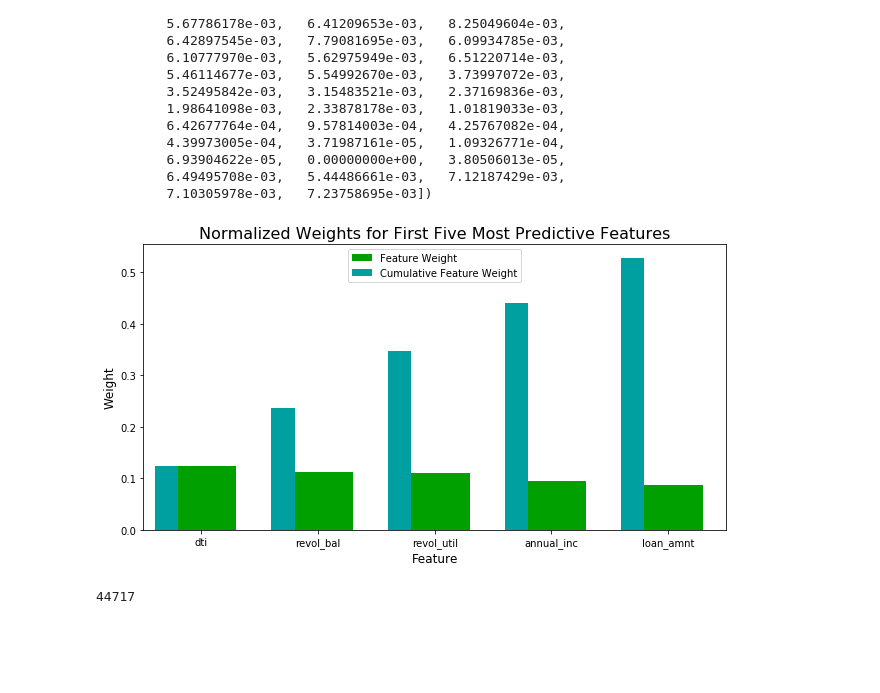
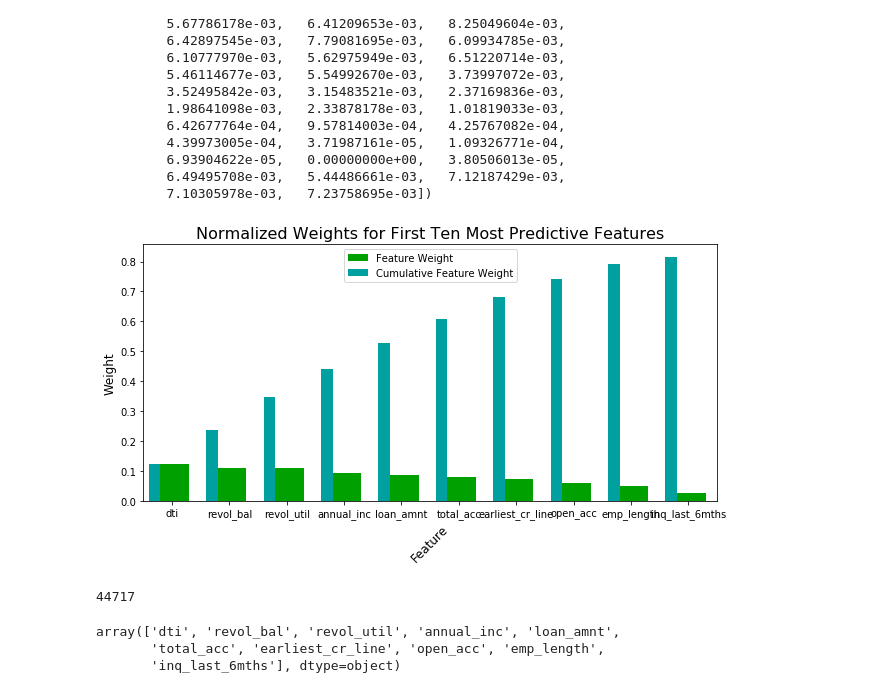
Before and after one commit to mccormd1/LCandR, a Jupyter notebook: LC_python/LC_MLtrain.ipynb, the cells around one changed output. Drawn from its saved outputs; the diff is of its cells as text; code cells hidden in the pictures; blank space fills up the shorter version.

Commit message:
edited visuals to display 10 most important features

```diff
--- a/LC_python/LC_MLtrain.ipynb
+++ b/LC_python/LC_MLtrain.ipynb
@@ -744,11 +744,24 @@ array([  8.66396182e-02,   4.99708784e-02,   9.42451166e-02,
 # %%
 importances = best_clf.feature_importances_
 
 # Plot
+import importlib
+importlib.reload(vs)
 vs.feature_plot(importances, X_train, y_train)
 # %% [output]
-[figure, old version]
+[figure, new version]
 # %%
 best_clf.tree_.node_count
 # %% [output]
 44717
+# %%
+indices = np.argsort(importances)[::-1]
+columns = X_train.columns.values[indices[:10]]
+values = importances[indices][:10]
+np.cumsum(values)
+values
+columns
+# %% [output]
+array(['dti', 'revol_bal', 'revol_util', 'annual_inc', 'loan_amnt',
+       'total_acc', 'earliest_cr_line', 'open_acc', 'emp_length',
+       'inq_last_6mths'], dtype=object)
```
Also changed, not shown: parts of 5 cells of this notebook, 1 other file.
